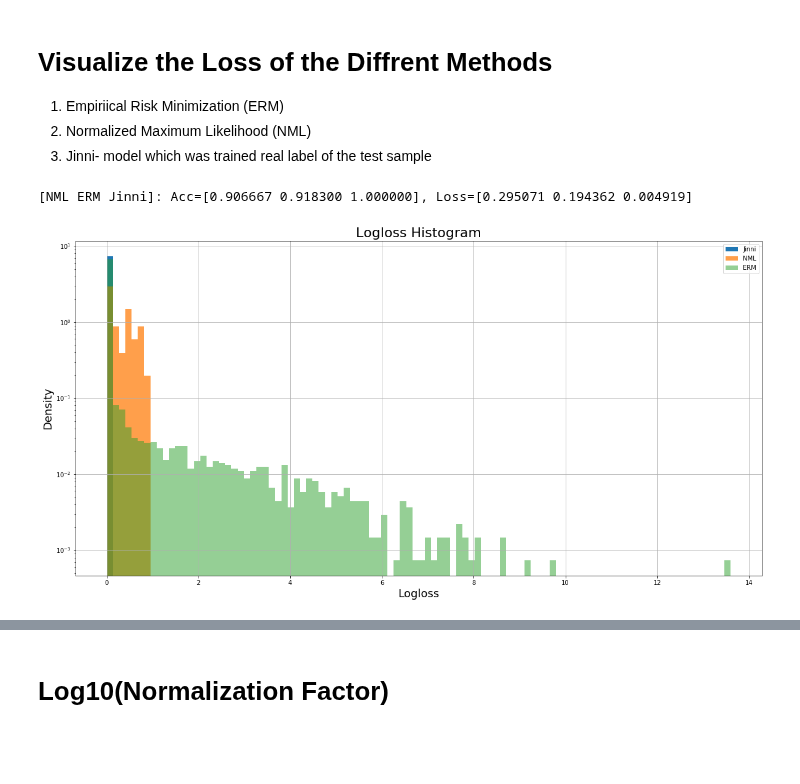
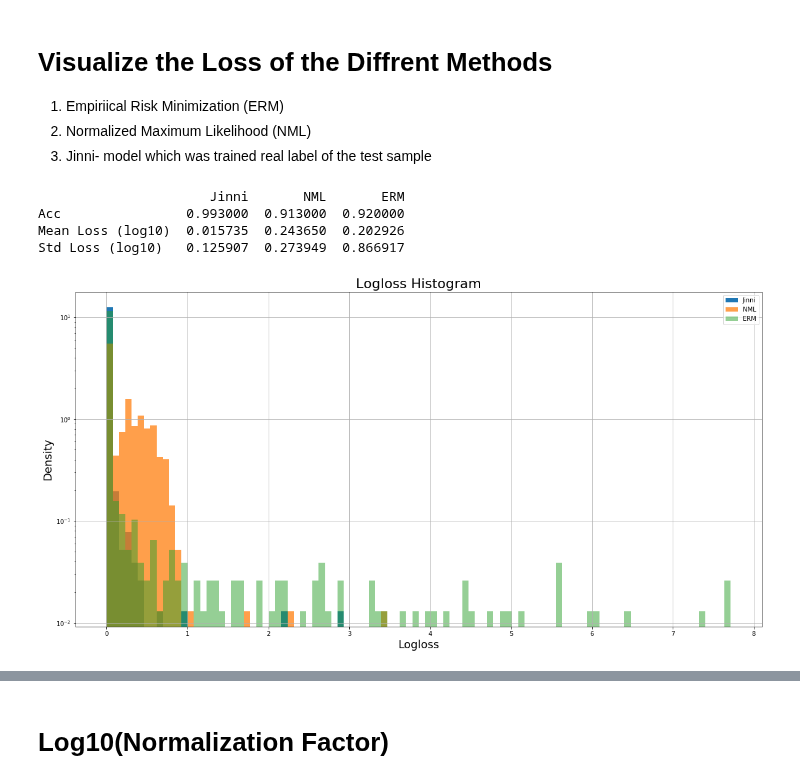
Before and after one commit to kobybibas/deep_pnml_experiments, a Jupyter notebook: src/analyze_results.ipynb, the cells around one changed output, grey strips where cells are left out. Cells and saved outputs as stored; diff of their text form; code cells hidden in the pictures; blank space fills up the shorter version.

```diff
--- a/src/analyze_results.ipynb
+++ b/src/analyze_results.ipynb
@@ -7,24 +8,0 @@ from dataset_utilities import create_cifar10_dataloaders
-# %%
-# Open results files
-json_file_name_CIFAR100 = '../output/OutOfDist_CIFR100_results_20180810_153726/results_OutOfDist_CIFR100_20180810_153726.json'
-json_file_name_Noise = '../output/OutOfDist_Noise_results_20180811_100246/results_OutOfDist_Noise_20180811_100246.json'
-json_file_name_ERM = '../output/ERM_results_20180813_204946/results_ERM_20180813_204946.json'
-
-# To dict
-with open(json_file_name_CIFAR100) as data_file:
-    results_dict_CIFAR100 = json.load(data_file)
-with open(json_file_name_Noise) as data_file:
-    results_dict_Noise = json.load(data_file)
-with open(json_file_name_ERM) as data_file:
-    results_dict_ERM = json.load(data_file)
-
-# CIFAR 10
-json_files_name_NML = ['../output/NML_results_20180812_074608/results_NML_20180812_074608.json', # 0-19
-                       '../output/NML_results_20180812_173610/results_NML_20180812_173610.json', # 20-34
-                       '../output/NML_results_20180813_063715/results_NML_20180813_063715.json', # 35-50
-                       '../output/NML_results_20180812_174855/results_NML_20180812_174855.json', # 51-59
-                       '../output/NML_results_20180813_154525/results_NML_20180813_154525.json'] # 60-75
-results_dict_NML = {}
-for json_file_name_NML in json_files_name_NML:
-    with open(json_file_name_NML) as data_file:
-        results_dict_NML.update(json.load(data_file))
@@ -83,33 +165,42 @@ log10(NormalizationFactor): [cifar10 cifar100 Noise]=[0.290152 0.284161 0.578421
 # %%
 # Plot params
 plt.figure(figsize=(20,10))
 bins= 100
 
 # Extract from dict
-loss_NML_list, acc_NML = get_NML_log_loss_from_dict(results_dict_NML)
-loss_ERM_list, acc_ERM = get_ERM_log_loss_from_dict(results_dict_NML)
+loss_NML_list, normalization_factor_NML_list, acc_NML, is_correct_NML_list, _ = get_NML_log_loss_from_dict(results_dict_NML)
+loss_ERM_list, acc_ERM, is_correct_ERM_list = get_ERM_log_loss_from_dict(results_dict_NML)
 loss_Jinni_list, acc_Jinni = get_jinni_log_loss_from_dict(results_dict_NML)
 
 # All ERM
-loss_ERM_list, acc_ERM = get_ERM_log_loss_from_dict(results_dict_ERM)
+# loss_ERM_list, acc_ERM = get_ERM_log_loss_from_dict(results_dict_ERM)
 
 # Print acc and mean loss
-print('[NML ERM Jinni]: Acc=[%f %f %f], Loss=[%f %f %f]' %
-      (acc_NML, acc_ERM, acc_Jinni, np.mean(loss_NML_list), np.mean(loss_ERM_list), np.mean(loss_Jinni_list)))
+statistics = {'Jinni': pd.Series([acc_Jinni,  np.mean(loss_Jinni_list), np.std(loss_Jinni_list)],
+                                 index=['Acc', 'Mean Loss (log10)', 'Std Loss (log10)']),
+              'NML' : pd.Series([acc_NML,  np.mean(loss_NML_list), np.std(loss_NML_list)],
+                                index=['Acc', 'Mean Loss (log10)', 'Std Loss (log10)']),
+              'ERM' :pd.Series([acc_ERM,  np.mean(loss_ERM_list), np.std(loss_ERM_list)],
+                               index=['Acc', 'Mean Loss (log10)', 'Std Loss (log10)'])}
+print(pd.DataFrame(statistics).to_string())
+
 
 # Plot
 n, bins, patches = plt.hist([loss_NML_list, loss_Jinni_list, loss_ERM_list], bins=bins, alpha=1, label=['NML', 'Jinni', 'ERM'], density=True)
 plt.gcf().clear()
 plt.hist(loss_Jinni_list, bins=bins, alpha=1, label='Jinni', density=True)
 plt.hist(loss_NML_list, bins=bins, alpha=0.75, label='NML', density=True)
 plt.hist(loss_ERM_list, bins=bins, alpha=0.5, label='ERM', density=True)
 plt.ylabel('Density', fontsize=18)
 plt.xlabel('Logloss', fontsize=18)
 plt.title('Logloss Histogram', fontsize=22)
 plt.yscale('log')
 plt.grid()
 plt.legend()
 plt.show()
 # %% [output]
-[NML ERM Jinni]: Acc=[0.906667 0.918300 1.000000], Loss=[0.295071 0.194362 0.004919]
+                      Jinni       NML       ERM
+Acc                0.993000  0.913000  0.920000
+Mean Loss (log10)  0.015735  0.243650  0.202926
+Std Loss (log10)   0.125907  0.273949  0.866917
-[figure, old version]
+[figure, new version]
```
Also changed, not shown: parts of 21 cells of this notebook, 13 other files.
